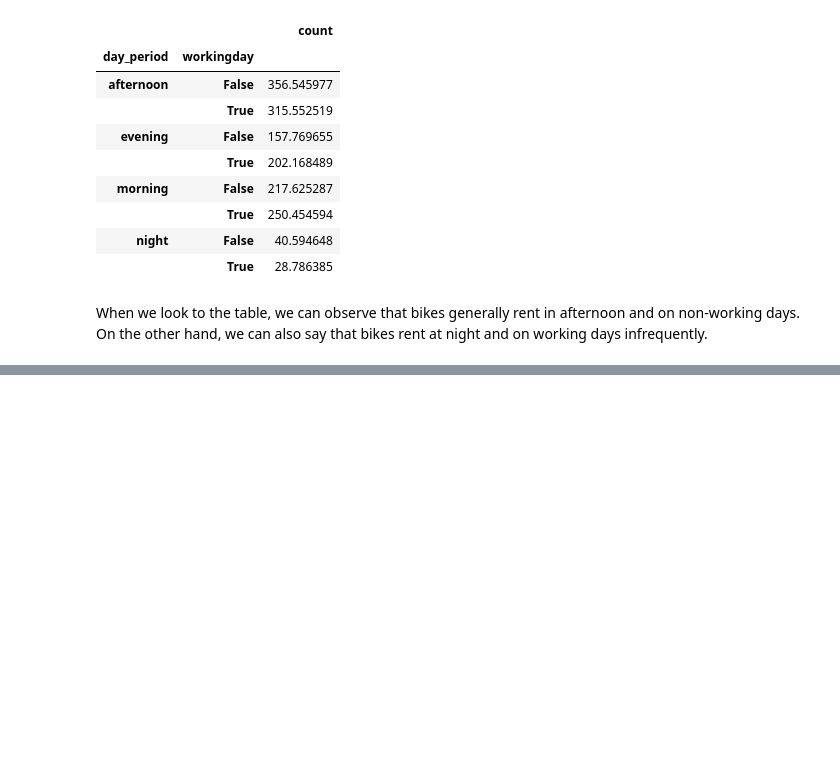
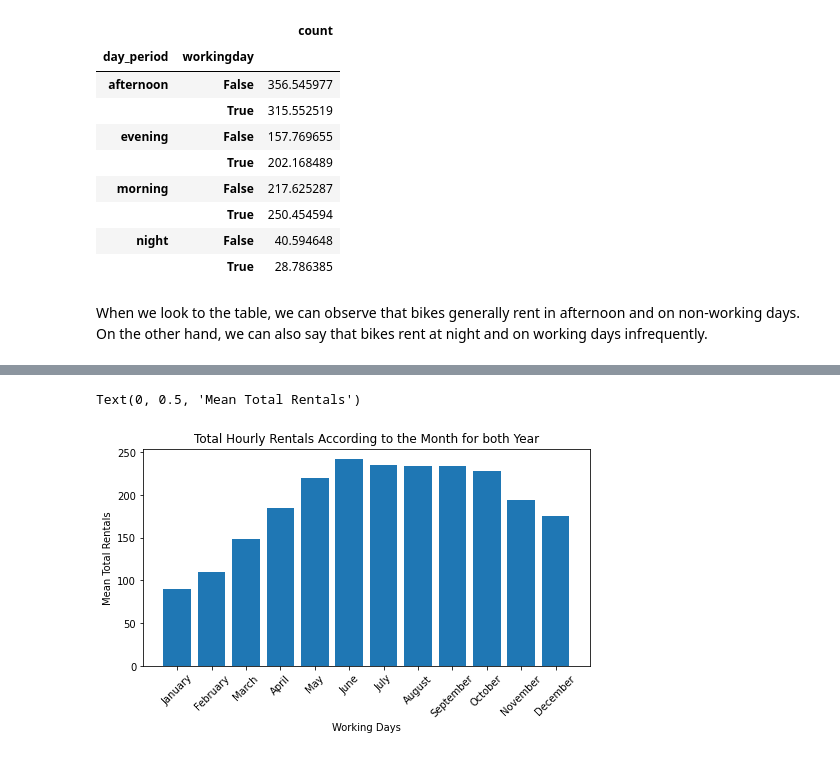
Before and after one commit to MrEktirir/Bike-Rental, a Jupyter notebook: Notebook/main.ipynb, the cells around one changed output, grey strips where cells are left out. Saved outputs shown, nothing was run; the diff lists cells and outputs as text; code cells hidden in the pictures; blank space fills up the shorter version.

```diff
--- a/Notebook/main.ipynb
+++ b/Notebook/main.ipynb
@@ -305,0 +352,3 @@ pivot_table
+# %%
+df = dataset.groupby(['month'])['count'].agg('mean').to_frame()
+df
@@ -305,0 +370,12 @@ pivot_table
+# %%
+f, ax = plt.subplots(figsize=(8, 4))
+ax.bar(x=df.index, height=df['count'])
+months = ['January', 'February', 'March', 'April', 'May', 'June', 'July', 'August', 'September', 'October', 'November', 'December']
+ax.set_xticks(df.index)
+ax.set_xticklabels(months, rotation=45)
+ax.set_title("Total Hourly Rentals According to the Month for both Year")
+ax.set_xlabel("Working Days")
+ax.set_ylabel("Mean Total Rentals")
+# %% [output]
+Text(0, 0.5, 'Mean Total Rentals')
+[figure, added]
```
Also changed, not shown: parts of 31 cells of this notebook.
